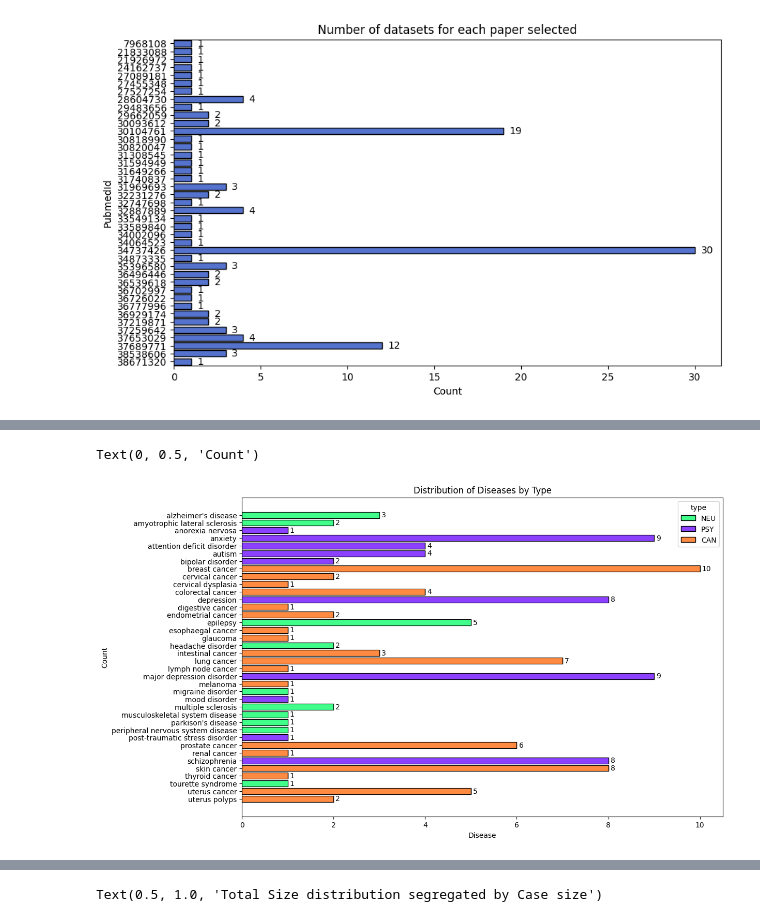
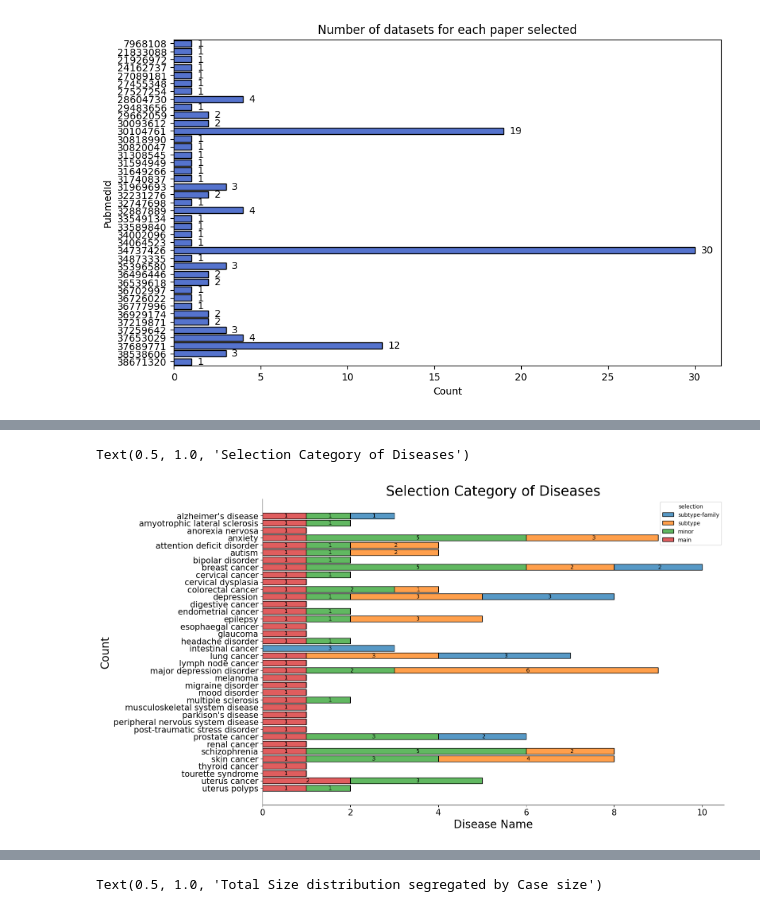
Before and after one commit to MFloresRodero/SOROLLA-gencor, a Jupyter notebook: scripts/pipeline/00_post_selection_EGA_sumstats.ipynb, the cells around one changed output, grey strips where cells are left out. Cells and saved outputs as stored; diff of their text form; code cells hidden in the pictures.

```diff
--- a/scripts/pipeline/00_post_selection_EGA_sumstats.ipynb
+++ b/scripts/pipeline/00_post_selection_EGA_sumstats.ipynb
@@ -75,0 +120,16 @@ plt.show()
+# %%
+fig, ax = plt.subplots(figsize=(12, 8))
+
+c = sns.countplot(csv, x="selection")
+
+for container in c.containers:
+    labels = [f'{height:.0f}' if height > 0 else '' for height in container.datavalues]
+    c.bar_label(container, labels=labels, label_type="center", padding=3, fontsize = 20)
+
+sns.despine()
+
+plt.xticks(fontsize=15)
+plt.yticks(fontsize=15)
+plt.xlabel('Selection Category', fontsize=20)
+plt.ylabel('Count', fontsize=20)
+plt.title('Distribution of Diseases by Category', fontsize=25)
@@ -76,17 +139,20 @@ plt.show()
 # %%
-fig, ax = plt.subplots(figsize=(12, 8))
-a = sns.histplot(csv, y="disease", hue="type", multiple="stack", binwidth=1, ax=ax, shrink=.8, palette=type_palette)
+fig, ax = plt.subplots(figsize=(15, 10))
+a = sns.histplot(csv, y="disease", hue="selection", multiple="stack", hue_order=["subtype-family","subtype","minor","main"], binwidth=1, ax=ax, shrink=.8)
 # plt.xticks(rotation=0)
 
 # Adding labels for each container
 for container in a.containers:
     labels = [f'{height:.0f}' if height > 0 else '' for height in container.datavalues]
-    a.bar_label(container, labels=labels, label_type="edge", padding=3)
+    a.bar_label(container, labels=labels, label_type="center", padding=3, fontsize=10)
 
-# Adding title and labels
-ax.set_title('Distribution of Diseases by Type')
-ax.set_xlabel('Disease')
-ax.set_ylabel('Count')
+sns.despine()
+
+plt.xticks(fontsize=15)
+plt.yticks(fontsize=15)
+plt.xlabel('Disease Name', fontsize=20)
+plt.ylabel('Count', fontsize=20)
+plt.title('Selection Category of Diseases', fontsize=25)
 # %% [output]
-Text(0, 0.5, 'Count')
+Text(0.5, 1.0, 'Selection Category of Diseases')
-[figure, old version]
+[figure, new version]
```
Also changed, not shown: parts of 15 cells of this notebook, 3 other files.
